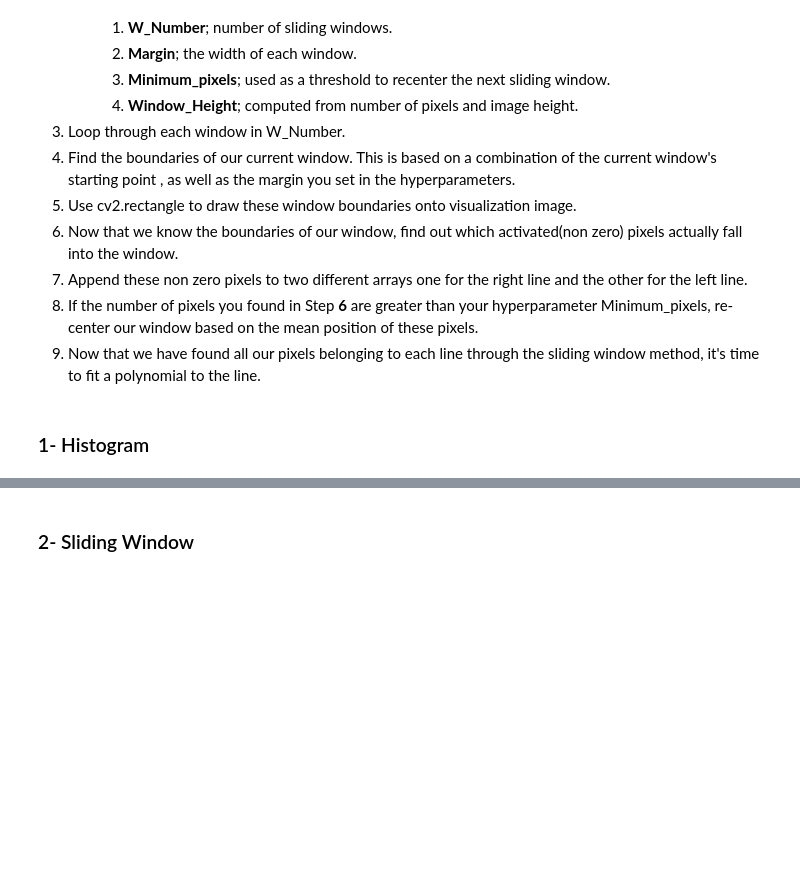
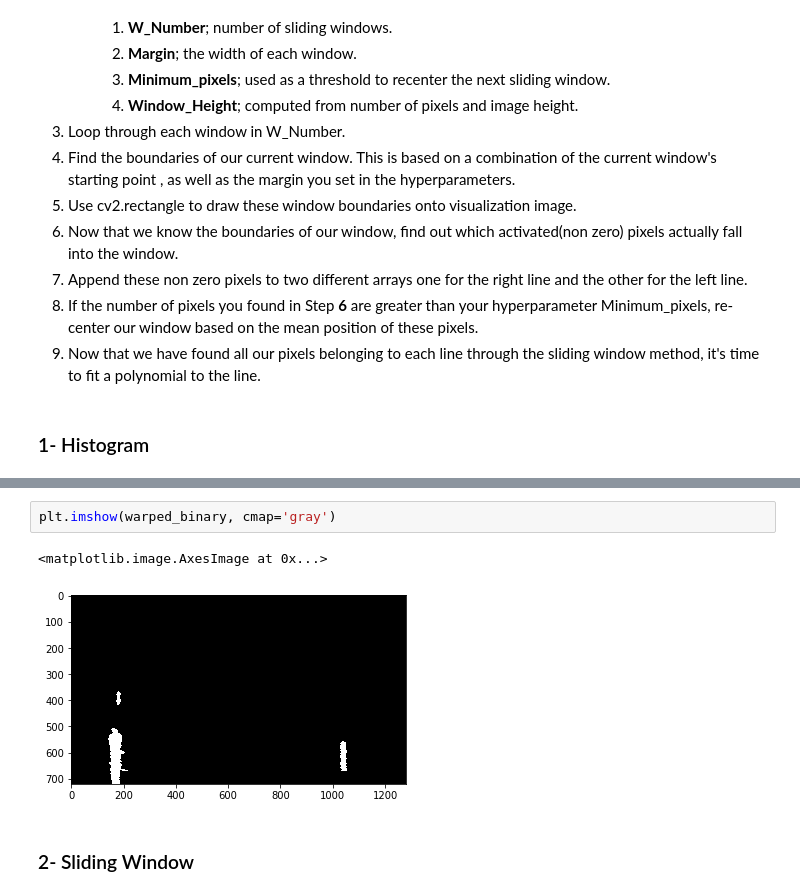
Before and after one commit to maggieezzat/Lane-Detection, a Jupyter notebook: advanced_lane_detection.ipynb, the cells around one changed output, grey strips where cells are left out. Saved outputs shown, nothing was run; the diff lists cells and outputs as text; blank space fills up the shorter version.

```diff
--- a/advanced_lane_detection.ipynb
+++ b/advanced_lane_detection.ipynb
@@ -480,2 +483,7 @@ plt.plot(histogram)
+# %%
+plt.imshow(warped_binary, cmap='gray')
+# %% [output]
+<matplotlib.image.AxesImage at 0x...>
+[figure, added]
 # %% [markdown]
 ### 2- Sliding Window
```
Also changed, not shown: parts of 12 cells of this notebook.
